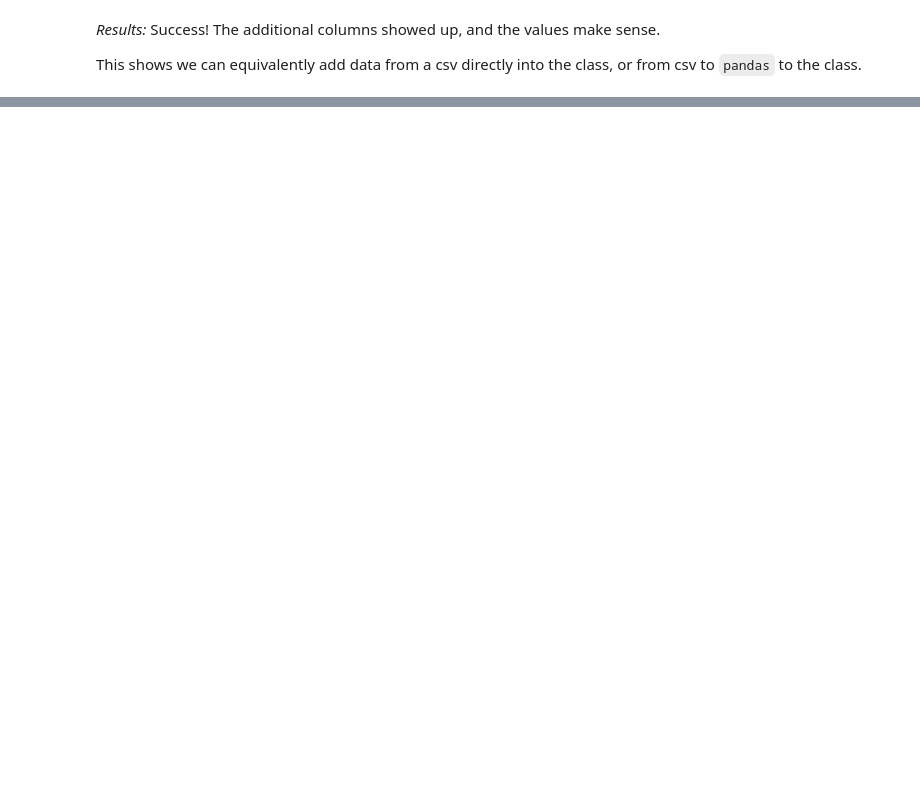
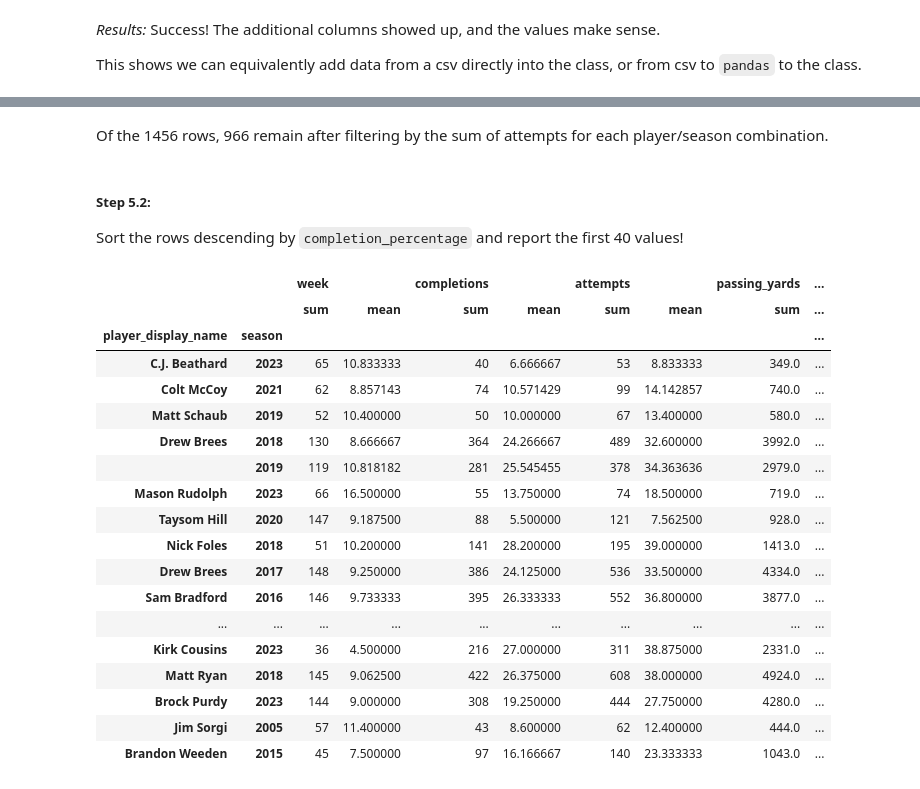
Before and after one commit to trevorlillywhite/_Project2_Lillywhite_NCSUST554, a Jupyter notebook: Project2_Lillywhite_NCSU_ST554.ipynb, the cells around one changed output, grey strips where cells are left out. Drawn from its saved outputs; the diff is of its cells as text; code cells hidden in the pictures; blank space fills up the shorter version.

```diff
--- a/Project2_Lillywhite_NCSU_ST554.ipynb
+++ b/Project2_Lillywhite_NCSU_ST554.ipynb
@@ -893,0 +1083,5 @@ The first section will be completed solely using `pandas-on-Spark`
+# %%
+# Create new variables
+completion_percentage = view3[('completions', 'sum')] / \
+                        view3[('attempts','sum')]
+completion_percentage.head(15)
@@ -893,0 +1106,5 @@ The first section will be completed solely using `pandas-on-Spark`
+# %%
+# Create new variables (continued)
+td_int_ratio = view3[('passing_tds', 'sum')] / \
+               view3[('interceptions','sum')]
+td_int_ratio.head(15)
@@ -893,0 +1131,5 @@ The first section will be completed solely using `pandas-on-Spark`
+# %%
+# Add variables to the view3 DataFrame
+view3['completion_percentage'] = completion_percentage
+view3['td_int_ratio'] = td_int_ratio
+view3.head(15)
@@ -893,0 +1164,5 @@ The first section will be completed solely using `pandas-on-Spark`
+# %%
+# Create new subset based on sum(attempts) >= 50
+subset4 = view3[view3[('attempts', 'sum')] >= 50]
+print(subset4.shape)
+subset4.head()
@@ -893,0 +1179,32 @@ The first section will be completed solely using `pandas-on-Spark`
+# %% [markdown]
+Of the 1456 rows, 966 remain after filtering by the sum of attempts for each player/season combination.
+# %% [markdown]
+##### Step 5.2:
+Sort the rows descending by `completion_percentage` and report the first 40 values!
+# %%
+# Sort by descending completion_percentage
+sort5 = subset4.sort_values(by=['completion_percentage'],
+                   ascending = False)
+
+# Report the first 40 values
+sort5.head(40)
+# %% [output]
+|  |  | week |  | completions |  | attempts |  | passing_yards | ... |
+|  |  | sum | mean | sum | mean | sum | mean | sum | ... |
+| player_display_name | season |  |  |  |  |  |  |  | ... |
+| C.J. Beathard | 2023 | 65 | 10.833333 | 40 | 6.666667 | 53 | 8.833333 | 349.0 | ... |
+| Colt McCoy | 2021 | 62 | 8.857143 | 74 | 10.571429 | 99 | 14.142857 | 740.0 | ... |
+| Matt Schaub | 2019 | 52 | 10.400000 | 50 | 10.000000 | 67 | 13.400000 | 580.0 | ... |
+| Drew Brees | 2018 | 130 | 8.666667 | 364 | 24.266667 | 489 | 32.600000 | 3992.0 | ... |
+|  | 2019 | 119 | 10.818182 | 281 | 25.545455 | 378 | 34.363636 | 2979.0 | ... |
+| Mason Rudolph | 2023 | 66 | 16.500000 | 55 | 13.750000 | 74 | 18.500000 | 719.0 | ... |
+| Taysom Hill | 2020 | 147 | 9.187500 | 88 | 5.500000 | 121 | 7.562500 | 928.0 | ... |
+| Nick Foles | 2018 | 51 | 10.200000 | 141 | 28.200000 | 195 | 39.000000 | 1413.0 | ... |
+| Drew Brees | 2017 | 148 | 9.250000 | 386 | 24.125000 | 536 | 33.500000 | 4334.0 | ... |
+| Sam Bradford | 2016 | 146 | 9.733333 | 395 | 26.333333 | 552 | 36.800000 | 3877.0 | ... |
+| ... | ... | ... | ... | ... | ... | ... | ... | ... | ... |
+| Kirk Cousins | 2023 | 36 | 4.500000 | 216 | 27.000000 | 311 | 38.875000 | 2331.0 | ... |
+| Matt Ryan | 2018 | 145 | 9.062500 | 422 | 26.375000 | 608 | 38.000000 | 4924.0 | ... |
+| Brock Purdy | 2023 | 144 | 9.000000 | 308 | 19.250000 | 444 | 27.750000 | 4280.0 | ... |
+| Jim Sorgi | 2005 | 57 | 11.400000 | 43 | 8.600000 | 62 | 12.400000 | 444.0 | ... |
+| Brandon Weeden | 2015 | 45 | 7.500000 | 97 | 16.166667 | 140 | 23.333333 | 1043.0 | ... |
```
Also changed, not shown: parts of 42 cells of this notebook.
